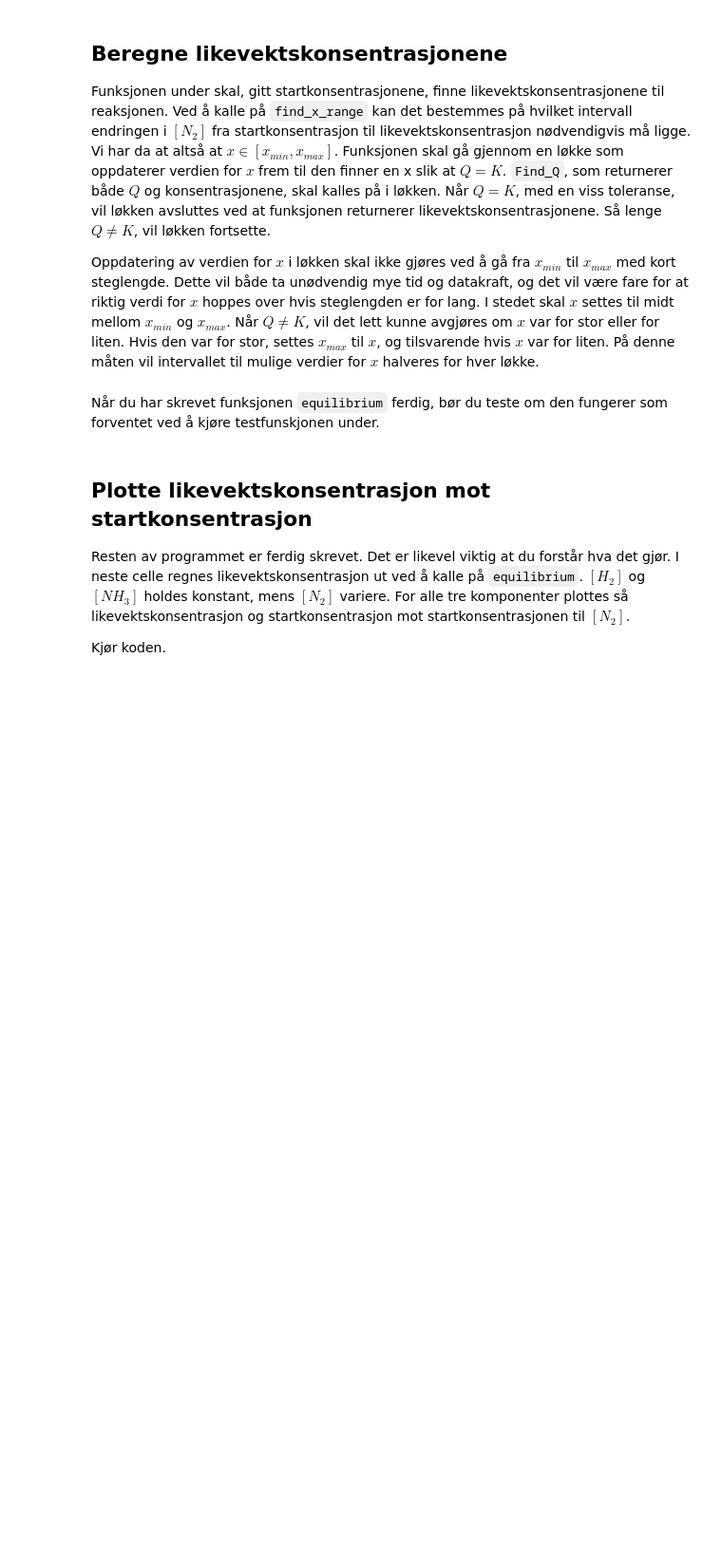
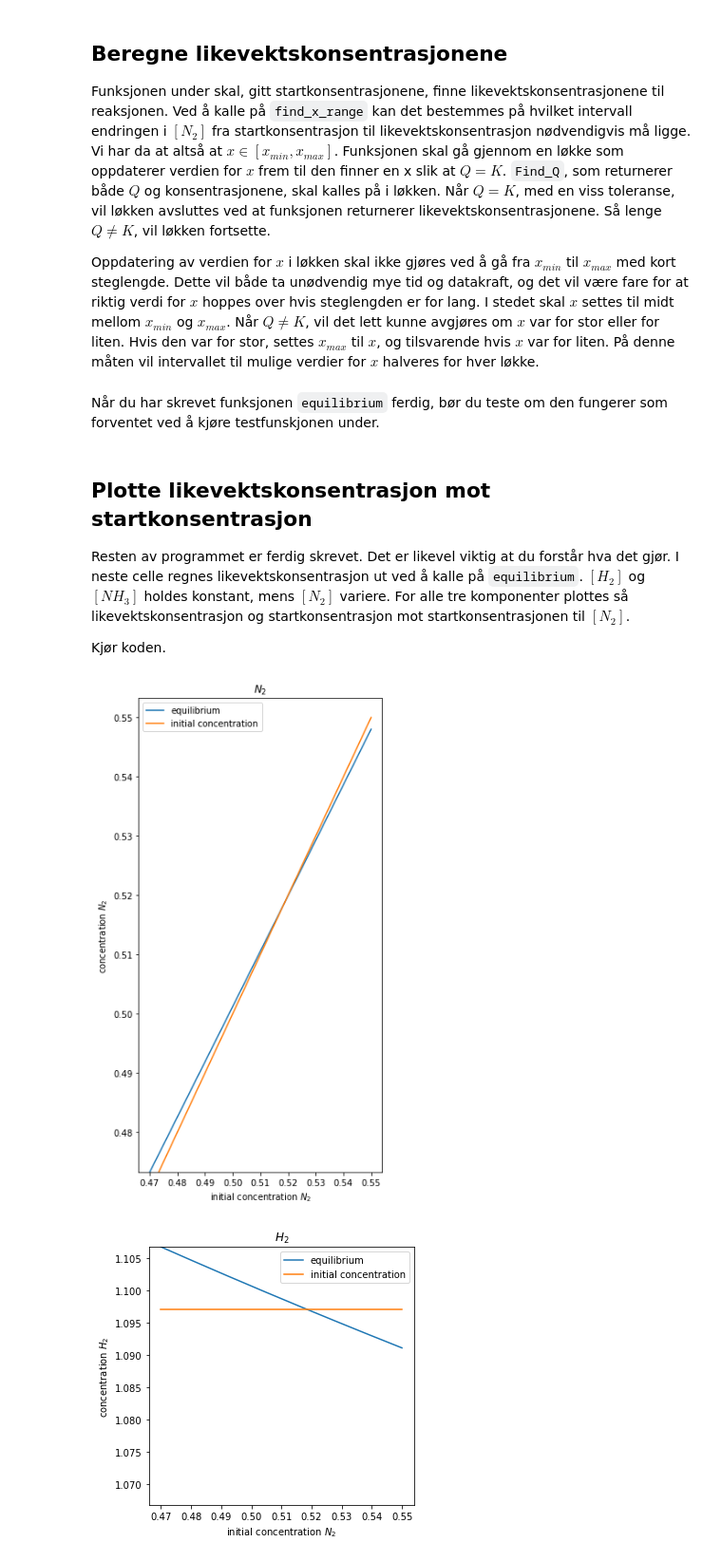
Before and after one commit to sloydsalen/KJM1101-exercises, a Jupyter notebook: LeChat/HaberBosch_fasit.ipynb, the cells around one changed output. Shown at 95% size. Cells and saved outputs as stored; diff of their text form; code cells hidden in the pictures; blank space fills up the shorter version.

Commit message:
plot now has same y-axis in HaberBosch_fasit

```diff
--- a/LeChat/HaberBosch_fasit.ipynb
+++ b/LeChat/HaberBosch_fasit.ipynb
@@ -175,7 +175,7 @@ N = 250
 # initial concentrations
 H2_0 = 1.097
 NH3_0 = 0.202
-N2_0_liste = np.linspace(0.35, 0.84, N)
+N2_0_liste = np.linspace(0.47, 0.55, N)
 
 konsentrasjoner = np.zeros(N, dtype='3float')
 
@@ -183,30 +183,43 @@ i = 0
 for N2_0 in N2_0_liste:
     konsentrasjoner[i] = equilibrium(N2_0, H2_0, NH3_0)
     i += 1
 
 H2_0 = np.zeros(N)+H2_0
 NH3_0 = np.zeros(N)+NH3_0
 
+yrange = 0.04
+x_size = 5
+y_size = 5
+
+plt.figure(figsize=(x_size, y_size*2))
 plt.plot(N2_0_liste, konsentrasjoner[:,0], label="equilibrium")
 plt.plot(N2_0_liste, N2_0_liste, label="initial concentration")
 plt.xlabel("initial concentration $N_{2}$")
 plt.ylabel("concentration $N_{2}$")
+plt.ylim([konsentrasjoner[:,0][0], konsentrasjoner[:,0][0] + yrange*2])
 plt.legend()
 plt.title("$N_{2}$")
 plt.show()
 
+plt.figure(figsize=(x_size, y_size))
 plt.plot(N2_0_liste, konsentrasjoner[:,1], label="equilibrium")
 plt.plot(N2_0_liste, H2_0, label="initial concentration")
 plt.xlabel("initial concentration $N_{2}$")
 plt.ylabel("concentration $H_{2}$")
+plt.ylim([konsentrasjoner[:,1][0] - yrange, konsentrasjoner[:,1][0]])
 plt.legend()
 plt.title("$H_{2}$")
 plt.show()
 
+plt.figure(figsize=(x_size, y_size))
 plt.plot(N2_0_liste, konsentrasjoner[:,2], label="equilibrium")
 plt.plot(N2_0_liste, NH3_0, label="initial concentration")
 plt.xlabel("initial concentration $N_{2}$")
 plt.ylabel("concentration $NH_{3}$")
+plt.ylim([konsentrasjoner[:,2][0], konsentrasjoner[:,2][0] + yrange])
 plt.legend()
 plt.title("$NH_{3}$")
 plt.show()
+# %% [output]
+[figure, added]
+[figure, added]
```
Also changed, not shown: parts of 2 cells of this notebook, 1 other file.
